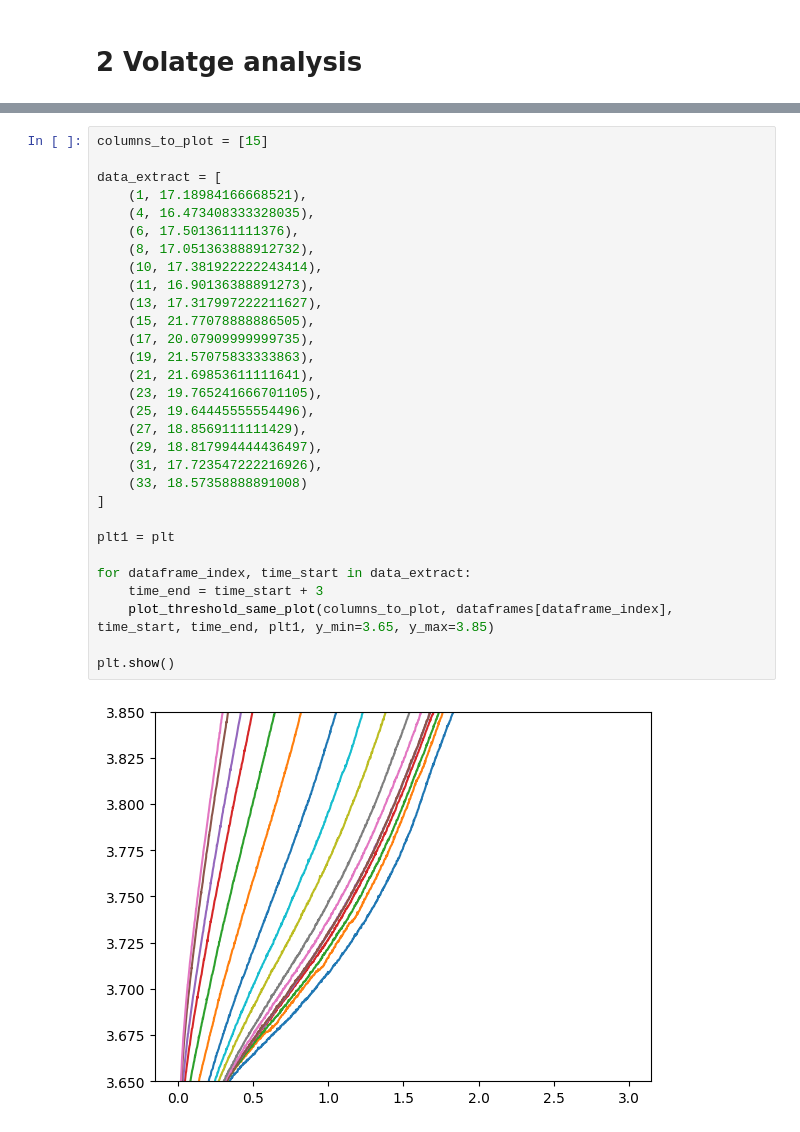
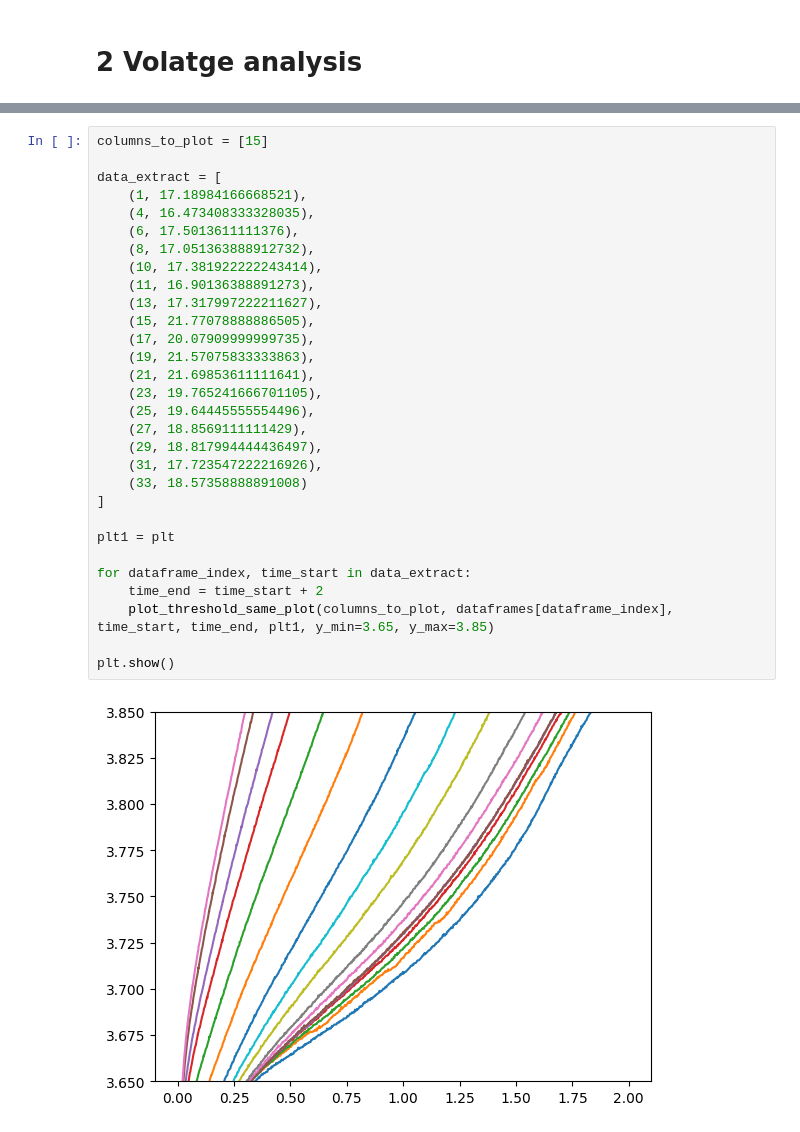
Before and after one commit to umerghafoor/battery-degradation-trajectory-prediction, a Jupyter notebook: lifetimedataExtraction.ipynb, the cells around one changed output, grey strips where cells are left out. Cells and saved outputs as stored; diff of their text form.

Commit message:
fix voltage charging graphs

```diff
--- a/lifetimedataExtraction.ipynb
+++ b/lifetimedataExtraction.ipynb
@@ -504,32 +504,32 @@ Spannung , 3.6 t = 21.80212500002649
 # %%
 columns_to_plot = [15]
 
 data_extract = [
     (1, 17.18984166668521),
     (4, 16.473408333328035),
     (6, 17.5013611111376),
     (8, 17.051363888912732),
     (10, 17.381922222243414),
     (11, 16.90136388891273),
     (13, 17.317997222211627),
     (15, 21.77078888886505),
     (17, 20.07909999999735),
     (19, 21.57075833333863),
     (21, 21.69853611111641),
     (23, 19.765241666701105),
     (25, 19.64445555554496),
     (27, 18.8569111111429),
     (29, 18.817994444436497),
     (31, 17.723547222216926),
     (33, 18.57358888891008)
 ]
 
 plt1 = plt
 
 for dataframe_index, time_start in data_extract:
-    time_end = time_start + 3
+    time_end = time_start + 2
     plot_threshold_same_plot(columns_to_plot, dataframes[dataframe_index], time_start, time_end, plt1, y_min=3.65, y_max=3.85)
 
 plt.show()
 # %% [output]
-[figure, old version]
+[figure, new version]
```
Also changed, not shown: parts of 2 cells of this notebook.
